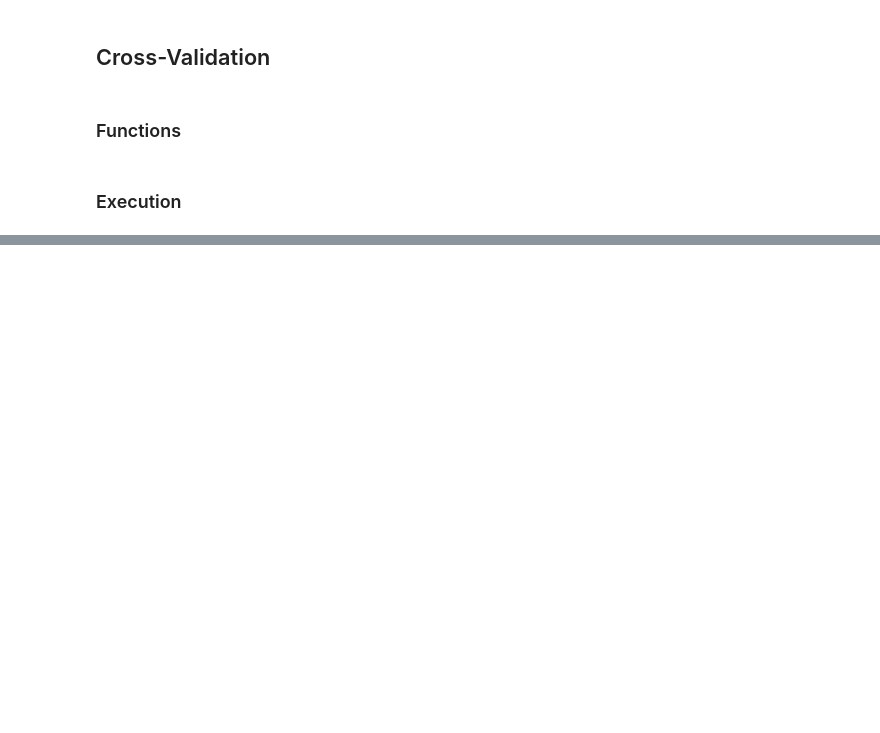
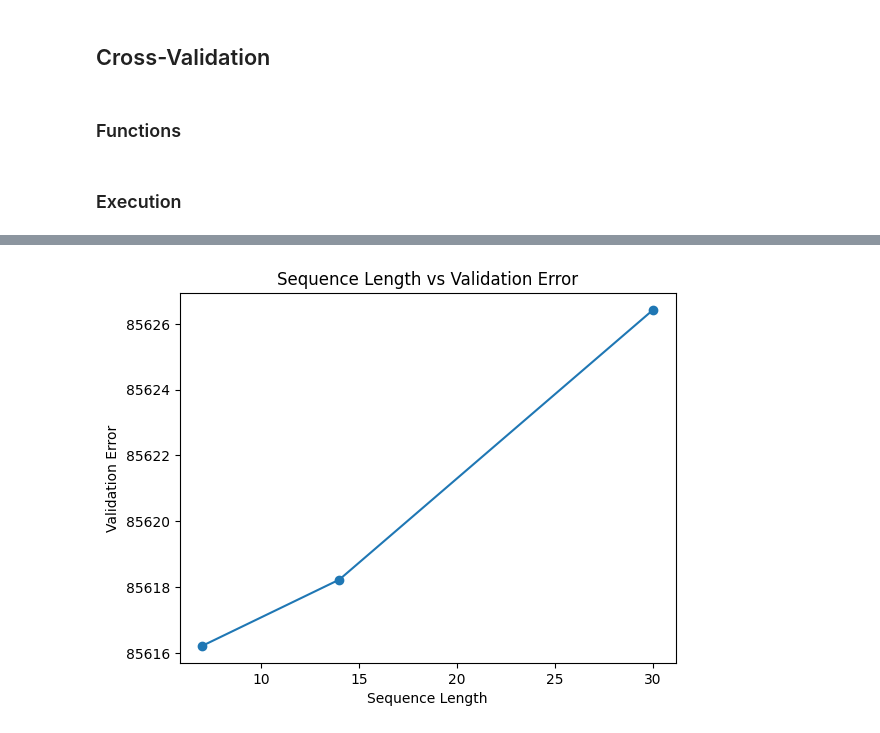
Before and after one commit to pavander7/415-final-project, a Jupyter notebook: lstm_cnn.ipynb, the cells around one changed output, grey strips where cells are left out. Cells and saved outputs as stored; diff of their text form; code cells hidden in the pictures; blank space fills up the shorter version.

```diff
--- a/lstm_cnn.ipynb
+++ b/lstm_cnn.ipynb
@@ -295,4 +298,10 @@ def create_sequences(data, sequence_length):
         X.append(data.iloc[i:end, 1:])  # Predictors
         y.append(data.iloc[i + sequence_length, 0])    # Response
     return np.array(X), np.array(y)
+
+class CustomTqdm(tqdm):
+    def update_color(self, completed_fraction):
+        # Compute color between grey and pink
+        grey_to_pink = Fore.LIGHTWHITE_EX if completed_fraction < 0.5 else Fore.MAGENTA
+        self.set_description(f"{Style.BRIGHT}{grey_to_pink}{self.desc}{Style.RESET_ALL}")
 # %%
@@ -350,7 +394,6 @@ def cross_validate_sequence_length(data, sequence_lengths, model_fn, n_splits=5,
 # %% [markdown]
 ### Execution
 # %%
-sequence_lengths = [7, 14, 30, 90, 180, 365]
-results = cross_validate_sequence_length(data, sequence_lengths, lstm_cnn, verbose=True)
-results
+sequence_lengths = [7, 14, 30]
+short_results, full_results = cross_validate_sequence_length(data, sequence_lengths, lstm_cnn, full=True)
 # %% [output]
@@ -379,0 +434,8 @@ mean error for seq_len 365: 12728299830.723425
+# %%
+plt.plot(sequence_lengths, [short_results[seq] for seq in sequence_lengths], marker='o')
+plt.xlabel('Sequence Length')
+plt.ylabel('Validation Error')
+plt.title('Sequence Length vs Validation Error')
+plt.show()
+# %% [output]
+[figure, added]
```
Also changed, not shown: parts of 8 cells of this notebook.
